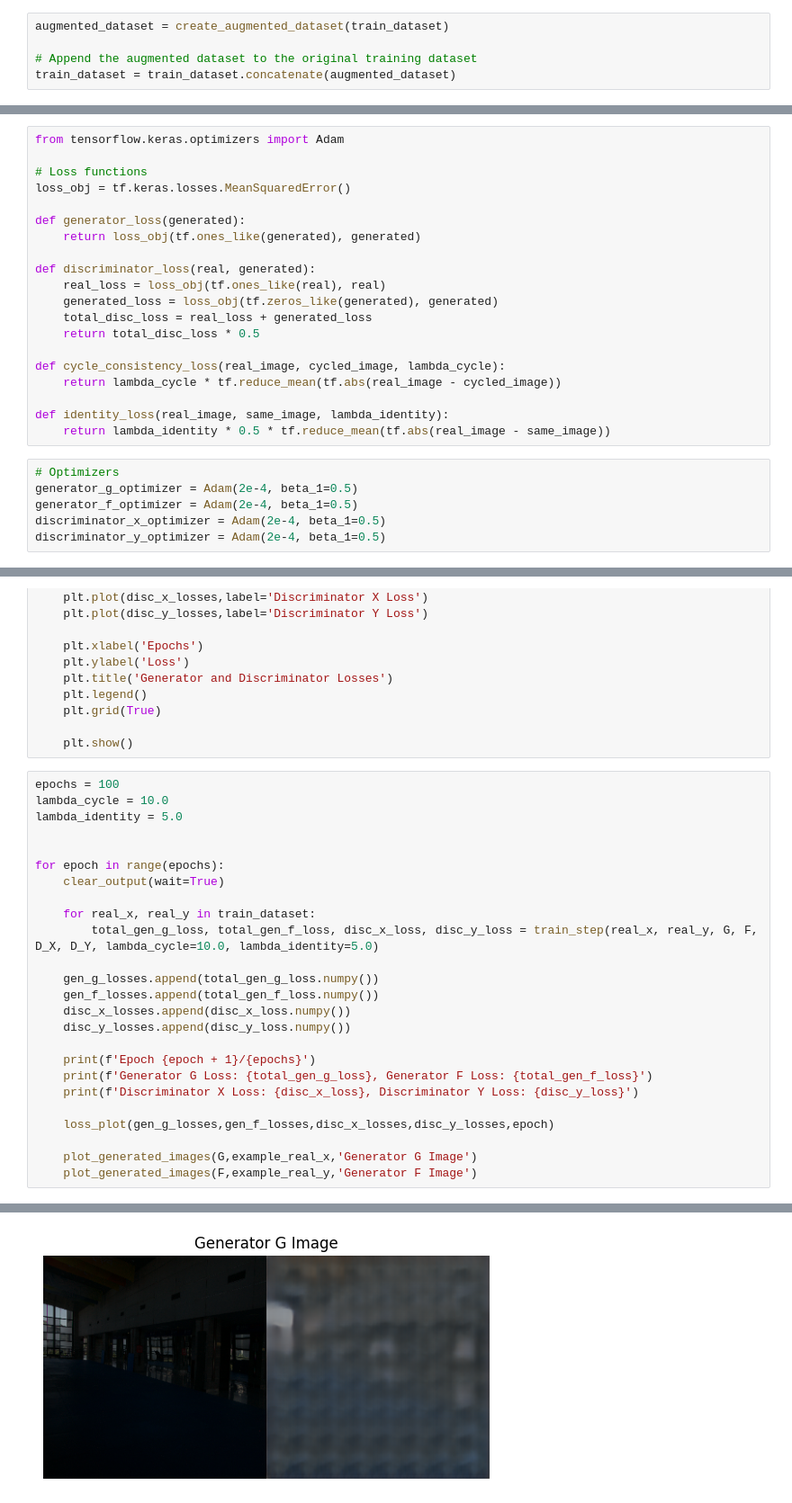
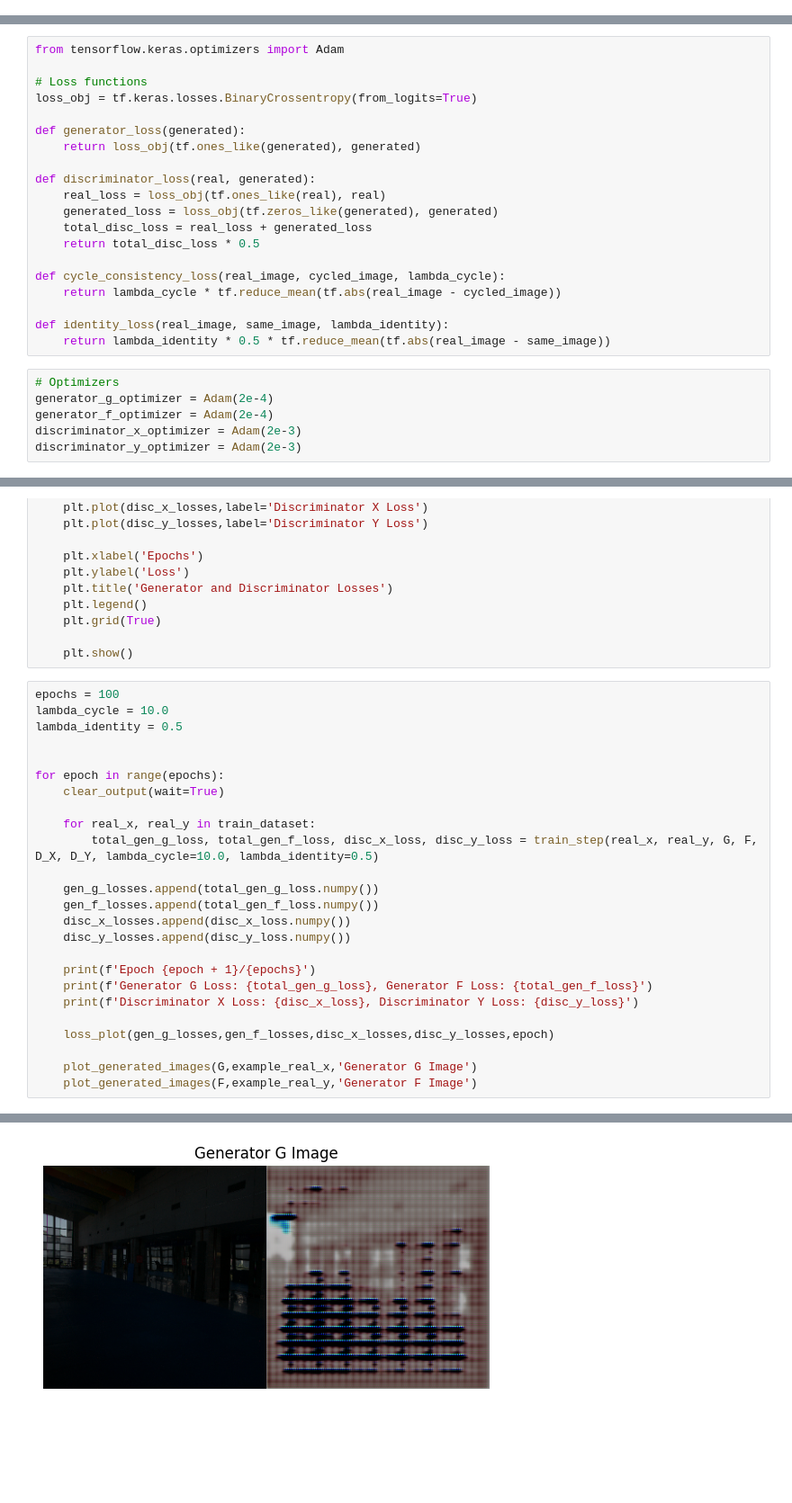
Before and after one commit to Suyashkb/Deep-Learning-Projects-MLR-Lab, a Jupyter notebook: Cycle-gan-with-lol-dataset.ipynb, the cells around one changed output, grey strips where cells are left out. Shown at 90% size. Cells and saved outputs as stored; diff of their text form; blank space fills up the shorter version.

Commit message:
Kaggle Notebook | Cycle GAN with LOL dataset | Version 4

```diff
--- a/Cycle-gan-with-lol-dataset.ipynb
+++ b/Cycle-gan-with-lol-dataset.ipynb
@@ -92,5 +65,0 @@ def create_augmented_dataset(dataset):
-# %%
-augmented_dataset = create_augmented_dataset(train_dataset)
-
-# Append the augmented dataset to the original training dataset
-train_dataset = train_dataset.concatenate(augmented_dataset)
@@ -261,7 +259,7 @@ D_Y = pix2pix.discriminator(norm_type='instancenorm', target=False)"""
 from tensorflow.keras.optimizers import Adam
 
 # Loss functions
-loss_obj = tf.keras.losses.MeanSquaredError()
+loss_obj = tf.keras.losses.BinaryCrossentropy(from_logits=True)
 
 def generator_loss(generated):
     return loss_obj(tf.ones_like(generated), generated)
@@ -279,10 +277,10 @@ def identity_loss(real_image, same_image, lambda_identity):
     return lambda_identity * 0.5 * tf.reduce_mean(tf.abs(real_image - same_image))
 # %%
 # Optimizers
-generator_g_optimizer = Adam(2e-4, beta_1=0.5)
-generator_f_optimizer = Adam(2e-4, beta_1=0.5)
-discriminator_x_optimizer = Adam(2e-4, beta_1=0.5)
-discriminator_y_optimizer = Adam(2e-4, beta_1=0.5)
+generator_g_optimizer = Adam(2e-4)
+generator_f_optimizer = Adam(2e-4)
+discriminator_x_optimizer = Adam(2e-3)
+discriminator_y_optimizer = Adam(2e-3)
 # %%
 # Training step function
 gen_g_losses=[]
@@ -385,14 +383,14 @@ def loss_plot(gen_g_losses,gen_f_losses,disc_x_losses,disc_y_losses,epoch):
 # %%
 epochs = 100
 lambda_cycle = 10.0
-lambda_identity = 5.0
+lambda_identity = 0.5
 
 
 for epoch in range(epochs):
     clear_output(wait=True)
 
     for real_x, real_y in train_dataset:
-        total_gen_g_loss, total_gen_f_loss, disc_x_loss, disc_y_loss = train_step(real_x, real_y, G, F, D_X, D_Y, lambda_cycle=10.0, lambda_identity=5.0)
+        total_gen_g_loss, total_gen_f_loss, disc_x_loss, disc_y_loss = train_step(real_x, real_y, G, F, D_X, D_Y, lambda_cycle=10.0, lambda_identity=0.5)
 
     gen_g_losses.append(total_gen_g_loss.numpy())
     gen_f_losses.append(total_gen_f_loss.numpy())
@@ -415 +413 @@ Discriminator X Loss: 0.057933174073696136, Discriminator Y Loss: 0.041303120553
-[figure, old version]
+[figure, new version]
```
Also changed, not shown: parts of 13 cells of this notebook.
